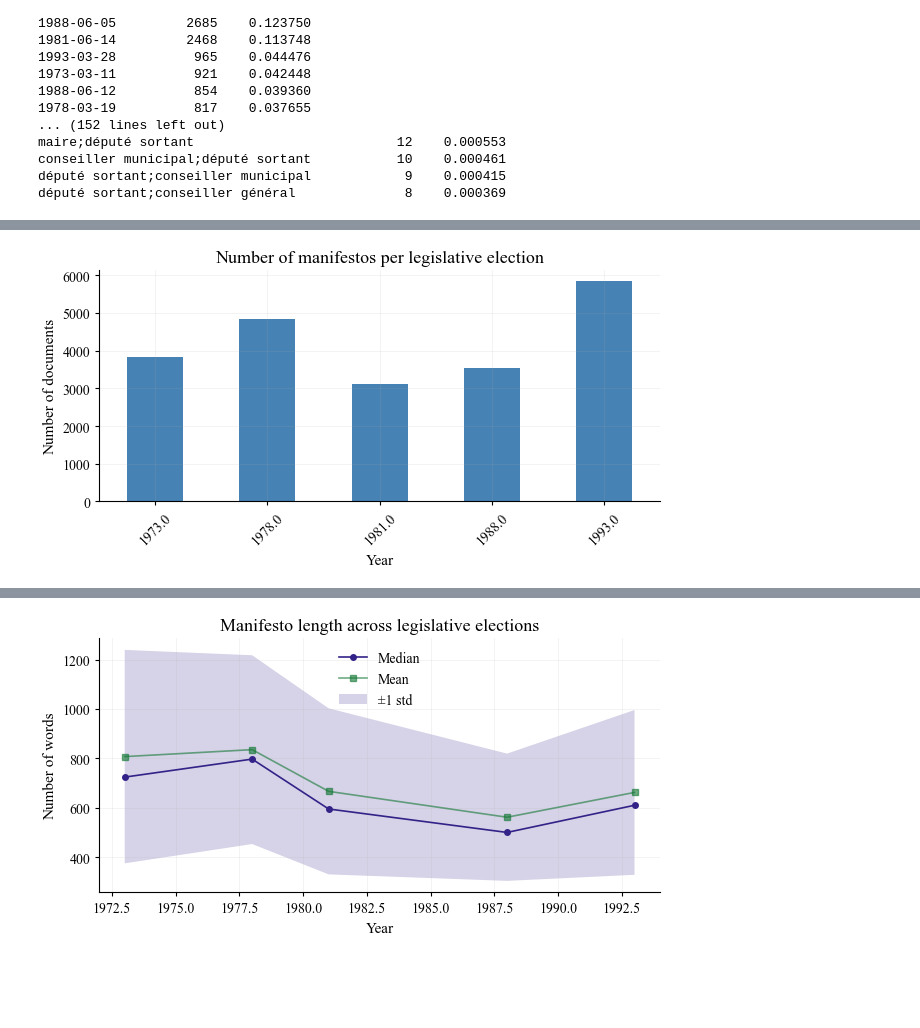
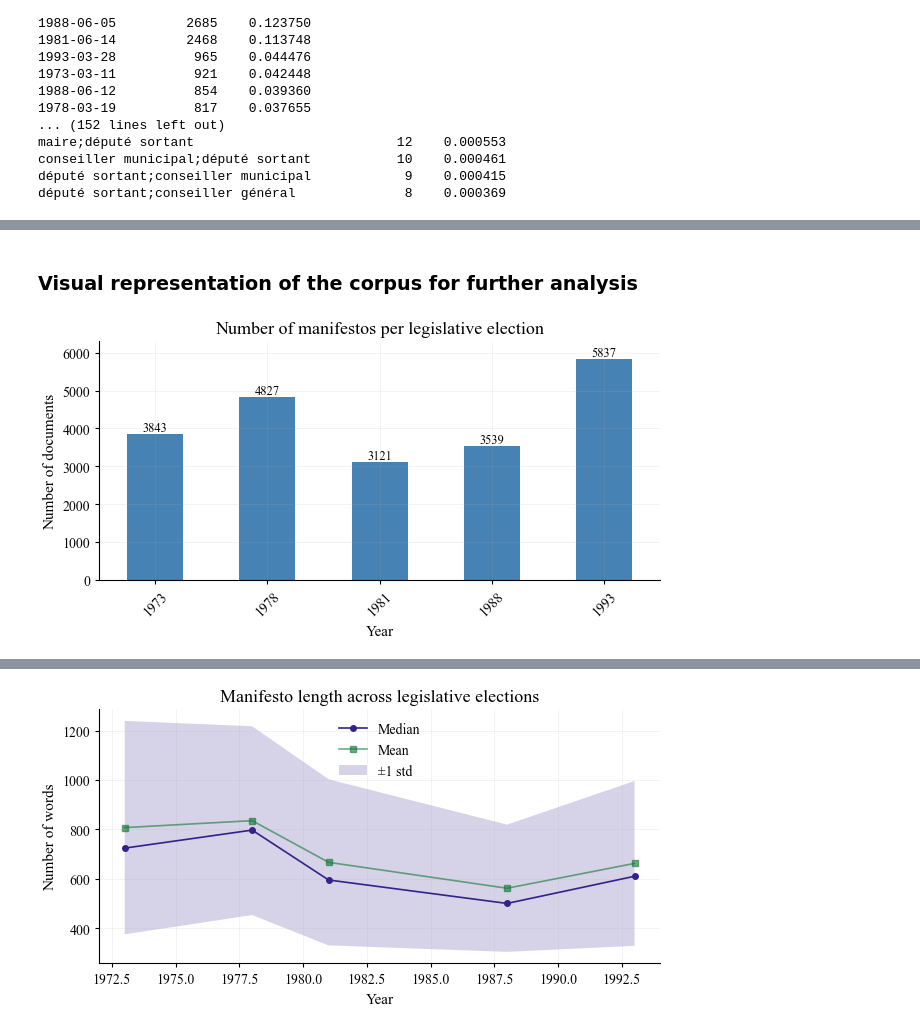
Before and after one commit to emmaleg/Archelec_NLP_topic_analysis, a Jupyter notebook: main_analysis.ipynb, the cells around one changed output, grey strips where cells are left out. Saved outputs shown, nothing was run; the diff lists cells and outputs as text; code cells hidden in the pictures; blank space fills up the shorter version.

```diff
--- a/main_analysis.ipynb
+++ b/main_analysis.ipynb
@@ -235,6 +243,12 @@ meaningful and are reported alongside results in later sections.
 # Drop rows where text is missing (the only column that really matters)
 before = len(df)
 df = df.dropna(subset=["text"]).reset_index(drop=True)
+print(f"Dropped {before - len(df)} rows without text, {len(df)} remaining")
+
+# Drop rows which are not "professions de foi" but actually "bulletin de vote"
+# Identified by the fact that they have no corresponding ID in the metadata csv
+before = len(df)
+df = df.dropna(subset=["date"]).reset_index(drop=True)
 print(f"Dropped {before - len(df)} rows without text, {len(df)} remaining")
 
 # Fix the 1978 anomaly: 3 dates instead of 2 (1st and 2nd round)
@@ -276,20 +291,27 @@ See https://pandas.pydata.org/docs/user_guide/migration-3-strings.html#string-mi
 | 2 | EL175_L_1988_06_049_06_1_PF_04 | Sciences Po / fonds CEVIPOF\nLA F... | France;Assemblée Nationale;Électi... | Élections législatives de 1988, M... | EL175 | 1988-06-05 | Maine-et-Loire | 49 - Maine-et-Loire | ... |
 | 3 | EL175_L_1988_06_054_06_1_PF_05 | PARTI OUVRIER EUROPÉEN Siège : 19... | Ve République;Élections législati... | Élections législatives de 1988, M... | EL175 | 1988-06-05 | Meurthe-et-Moselle | 54 - Meurthe-et-Moselle | ... |
 | 4 | EL177_L_1988_06_094_05_1_PF_06 | PARTI OUVRIER EUROPÉEN Siège : 19... | France;Élections législatives;Ass... | Élections législatives de 1988, V... | EL177 | 1988-06-05 | Val-de-Marne | 94 - Val-de-Marne | ... |
+# %% [markdown]
+### Visual representation of the corpus for further analysis
 # %%
 # Documents per legislative election year
 
 docs_per_year = df["year"].value_counts().sort_index()
-docs_per_year.index = docs_per_year.index.astype(str)
+docs_per_year.index = docs_per_year.index.astype(int).astype(str)
 
 fig, ax = plt.subplots(figsize=(6.5, 3.5))
 docs_per_year.plot(kind="bar", ax=ax, color="steelblue")
 ax.set_title("Number of manifestos per legislative election")
 ax.set_xlabel("Year")
 ax.set_ylabel("Number of documents")
 ax.tick_params(axis="x", rotation=45)
+
+for i, v in enumerate(docs_per_year.values):
+    ax.text(i, v, str(v), ha="center", va="bottom", fontsize=9)
+ax.set_ylim(0, docs_per_year.max() * 1.08)
+
 plt.tight_layout()
 plt.savefig("charts/01_docs_per_year.png", dpi=150)
 plt.show()
 # %% [output]
-[figure, old version]
+[figure, new version]
```
Also changed, not shown: parts of 77 cells of this notebook, 11 other files.
